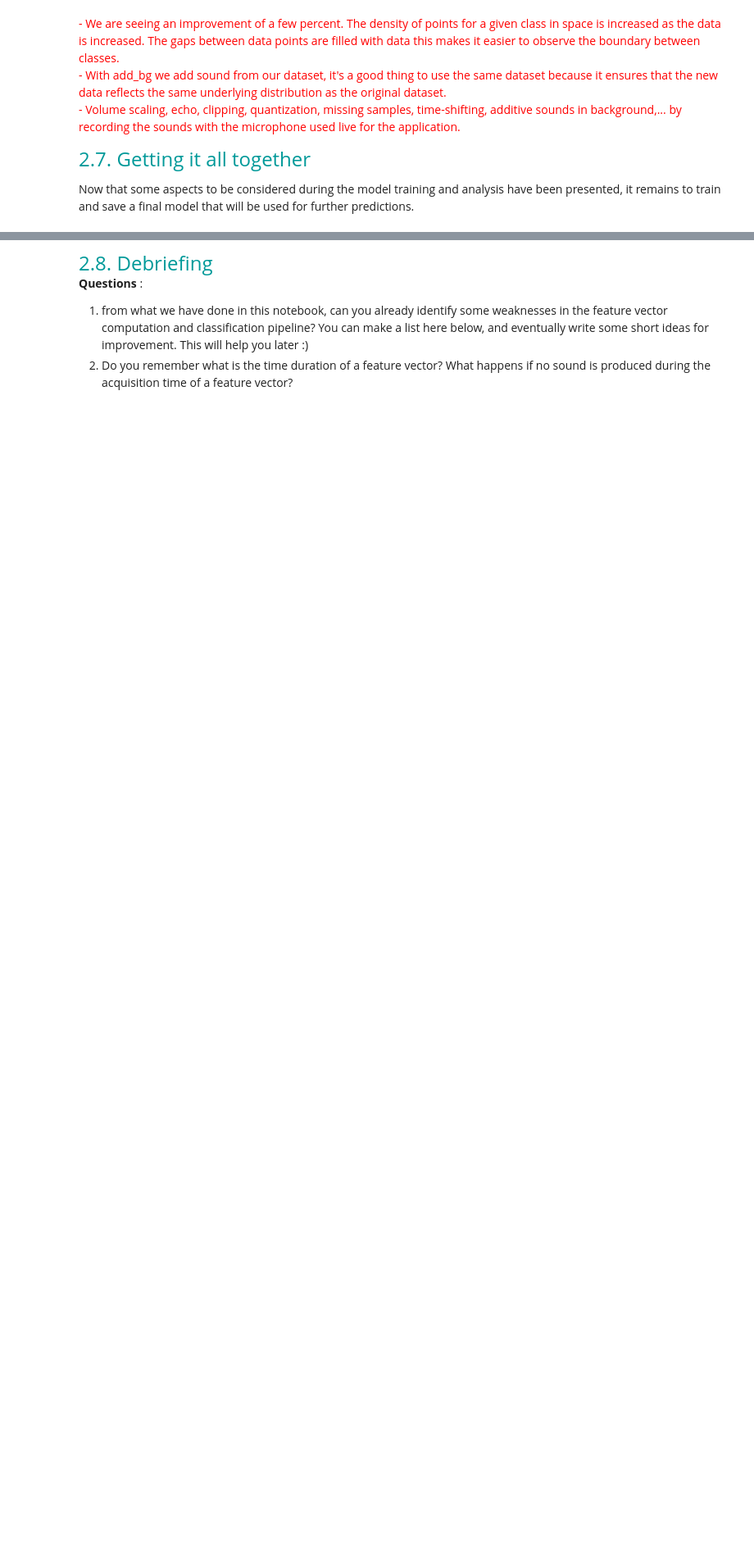
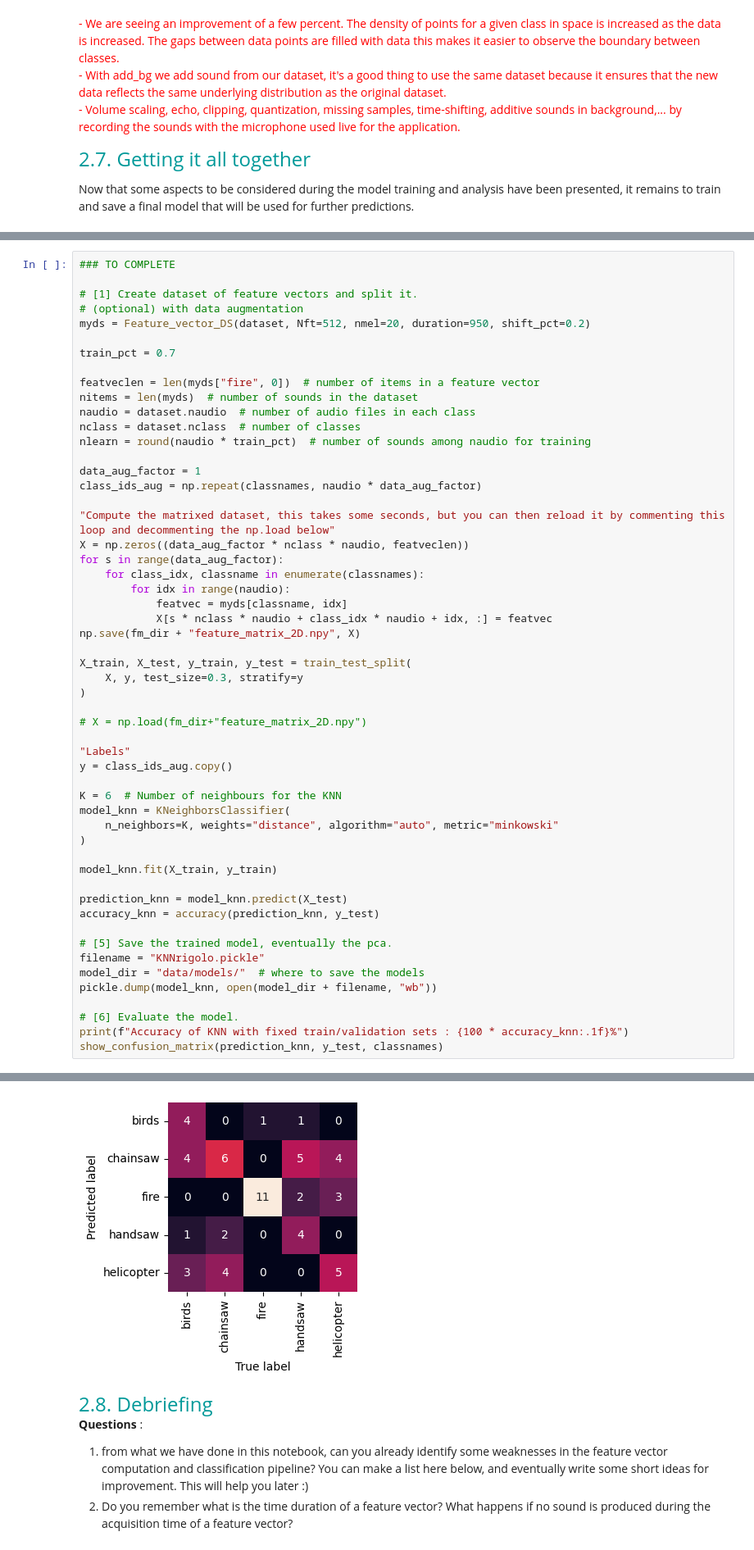
Before and after one commit to jucodavid/LELEC210X, a Jupyter notebook: classification/h5a2_audio.ipynb, the cells around one changed output, grey strips where cells are left out. Shown at 82% size. Saved outputs shown, nothing was run; the diff lists cells and outputs as text; blank space fills up the shorter version.

Commit message:
Final version with functional basic model

```diff
--- a/classification/h5a2_audio.ipynb
+++ b/classification/h5a2_audio.ipynb
@@ -653,0 +614,55 @@ print(accuracy_knn)
+# %%
+### TO COMPLETE
+
+# [1] Create dataset of feature vectors and split it.
+# (optional) with data augmentation
+myds = Feature_vector_DS(dataset, Nft=512, nmel=20, duration=950, shift_pct=0.2)
+
+train_pct = 0.7
+
+featveclen = len(myds["fire", 0])  # number of items in a feature vector
+nitems = len(myds)  # number of sounds in the dataset
+naudio = dataset.naudio  # number of audio files in each class
+nclass = dataset.nclass  # number of classes
+nlearn = round(naudio * train_pct)  # number of sounds among naudio for training
+
+data_aug_factor = 1
+class_ids_aug = np.repeat(classnames, naudio * data_aug_factor)
+
+"Compute the matrixed dataset, this takes some seconds, but you can then reload it by commenting this loop and decommenting the np.load below"
+X = np.zeros((data_aug_factor * nclass * naudio, featveclen))
+for s in range(data_aug_factor):
+    for class_idx, classname in enumerate(classnames):
+        for idx in range(naudio):
+            featvec = myds[classname, idx]
+            X[s * nclass * naudio + class_idx * naudio + idx, :] = featvec
+np.save(fm_dir + "feature_matrix_2D.npy", X)
+
+X_train, X_test, y_train, y_test = train_test_split(
+    X, y, test_size=0.3, stratify=y
+)
+
+# X = np.load(fm_dir+"feature_matrix_2D.npy")
+
+"Labels"
+y = class_ids_aug.copy()
+
+K = 6  # Number of neighbours for the KNN
+model_knn = KNeighborsClassifier(
+    n_neighbors=K, weights="distance", algorithm="auto", metric="minkowski"
+)
+
+model_knn.fit(X_train, y_train)
+
+prediction_knn = model_knn.predict(X_test)
+accuracy_knn = accuracy(prediction_knn, y_test)
+
+# [5] Save the trained model, eventually the pca.
+filename = "KNNrigolo.pickle"
+model_dir = "data/models/"  # where to save the models
+pickle.dump(model_knn, open(model_dir + filename, "wb"))
+
+# [6] Evaluate the model.
+print(f"Accuracy of KNN with fixed train/validation sets : {100 * accuracy_knn:.1f}%")
+show_confusion_matrix(prediction_knn, y_test, classnames)
+# %% [output]
@@ -654,3 +670,4 @@ print(accuracy_knn)
+[figure, added]
 # %% [markdown]
 <font size=5 color=#009999> 2.8. Debriefing </font> <br>
 **Questions** :
```
Also changed, not shown: parts of 2 cells of this notebook.
